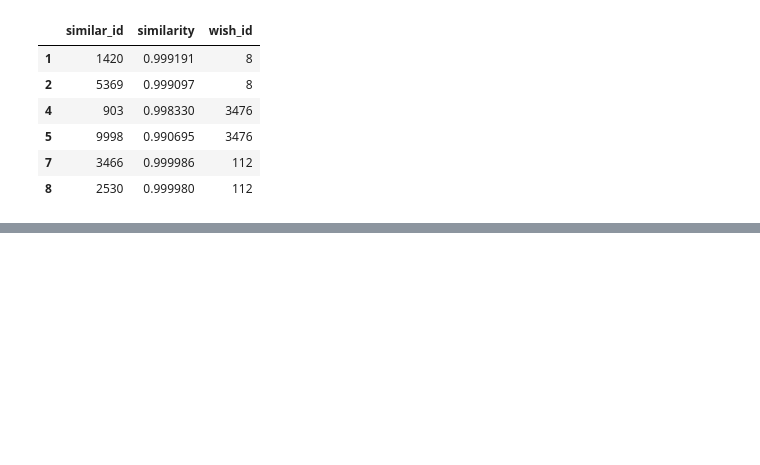
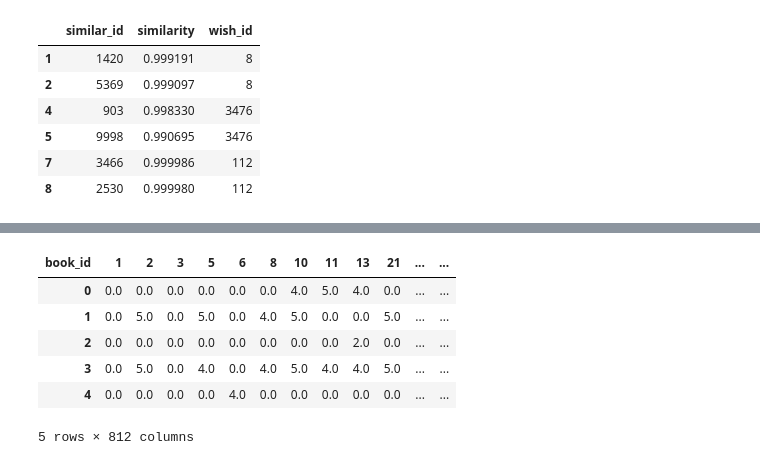
Before and after one commit to tpancier/Books_recommender_ML, a Jupyter notebook: Capstone 2 - EDA & ML.ipynb, the cells around one changed output, grey strips where cells are left out. Drawn from its saved outputs; the diff is of its cells as text; code cells hidden in the pictures; blank space fills up the shorter version.

```diff
--- a/Capstone 2 - EDA & ML.ipynb
+++ b/Capstone 2 - EDA & ML.ipynb
@@ -469,0 +463,12 @@ df_similar_books
+# %%
+# Slice matrix to only include ratings
+x_cols_2 = matrix_2[matrix_2.columns[1:]]
+x_cols_2.head()
+# %% [output]
+| book_id | 1 | 2 | 3 | 5 | 6 | 8 | 10 | 11 | 13 | 21 | ... | ... |
+| 0 | 0.0 | 0.0 | 0.0 | 0.0 | 0.0 | 0.0 | 4.0 | 5.0 | 4.0 | 0.0 | ... | ... |
+| 1 | 0.0 | 5.0 | 0.0 | 5.0 | 0.0 | 4.0 | 5.0 | 0.0 | 0.0 | 5.0 | ... | ... |
+| 2 | 0.0 | 0.0 | 0.0 | 0.0 | 0.0 | 0.0 | 0.0 | 0.0 | 2.0 | 0.0 | ... | ... |
+| 3 | 0.0 | 5.0 | 0.0 | 4.0 | 0.0 | 4.0 | 5.0 | 4.0 | 4.0 | 5.0 | ... | ... |
+| 4 | 0.0 | 0.0 | 0.0 | 0.0 | 4.0 | 0.0 | 0.0 | 0.0 | 0.0 | 0.0 | ... | ... |
+5 rows × 812 columns
```
Also changed, not shown: parts of 25 cells of this notebook.
